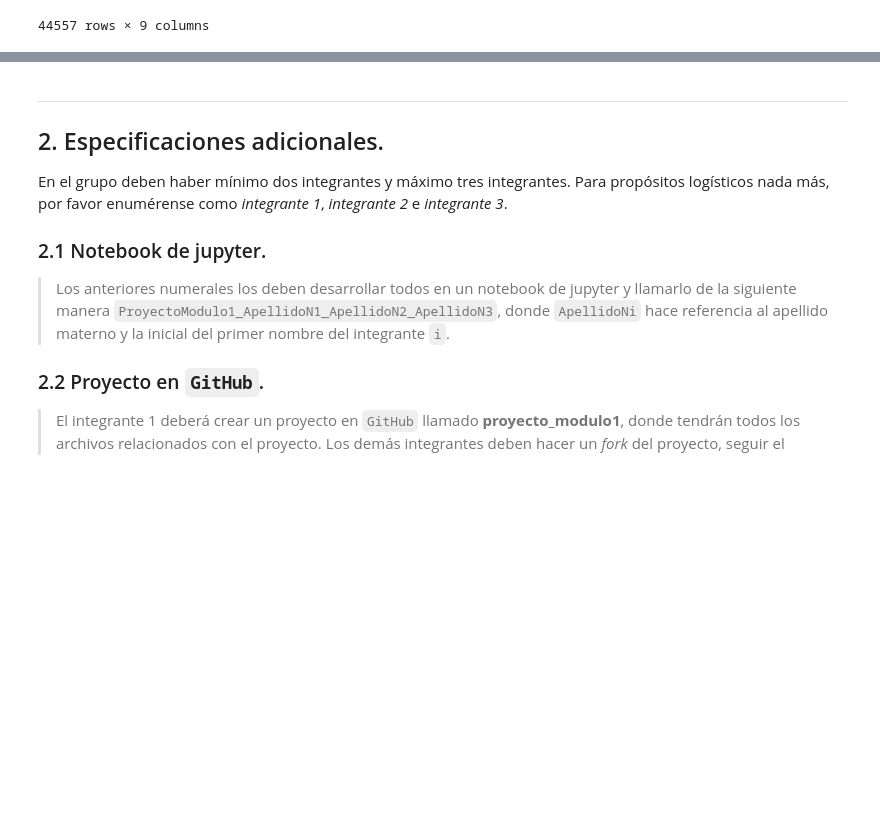
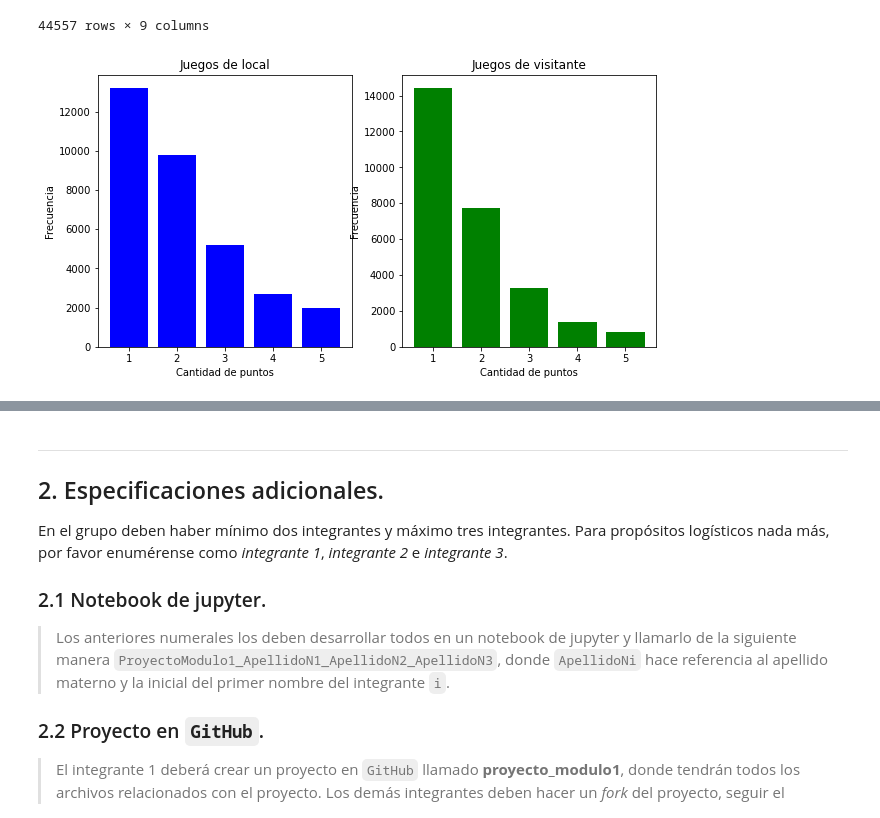
Before and after one commit to adrianhb01/Proyecto_Tema_2_Equipo_8, a Jupyter notebook: Proyecto Tema 2 - Equipo 8.ipynb, the cells around one changed output, grey strips where cells are left out. Drawn from its saved outputs; the diff is of its cells as text; code cells hidden in the pictures; blank space fills up the shorter version.

```diff
--- a/Proyecto Tema 2 - Equipo 8.ipynb
+++ b/Proyecto Tema 2 - Equipo 8.ipynb
@@ -164,3 +271,29 @@ df3
 | 44555 | 2023-03-28 | United States Virgin Islands | Sint Maarten | 1 | 2 | CONCACAF Nations League | Saint Croix | United States Virgin Islands | False |
 | 44556 | 2023-03-29 | Rwanda | Benin | 1 | 1 | African Cup of Nations qualification | Kigali | Rwanda | False |
 44557 rows × 9 columns
+# %%
+import matplotlib.pyplot as plt
+
+# Generar datos de ejemplo
+home = df3['home_score']
+away = df3['away_score']
+
+# Crear la figura y los subgráficos
+fig, axs = plt.subplots(1, 2, figsize=(10, 5))
+
+# Graficar el histograma de los juegos de local en el primer subgráfico
+axs[0].hist(home, bins=range(1, 7), align='left', rwidth=0.8, color='blue')
+axs[0].set_xlabel('Cantidad de puntos')
+axs[0].set_ylabel('Frecuencia')
+axs[0].set_title('Juegos de local')
+
+# Graficar el histograma de los juegos de visitante en el segundo subgráfico
+axs[1].hist(away, bins=range(1, 7), align='left', rwidth=0.8, color='green')
+axs[1].set_xlabel('Cantidad de puntos')
+axs[1].set_ylabel('Frecuencia')
+axs[1].set_title('Juegos de visitante')
+
+# Mostrar la figura
+plt.show()
+# %% [output]
+[figure, added]
```
Also changed, not shown: parts of 10 cells of this notebook.
